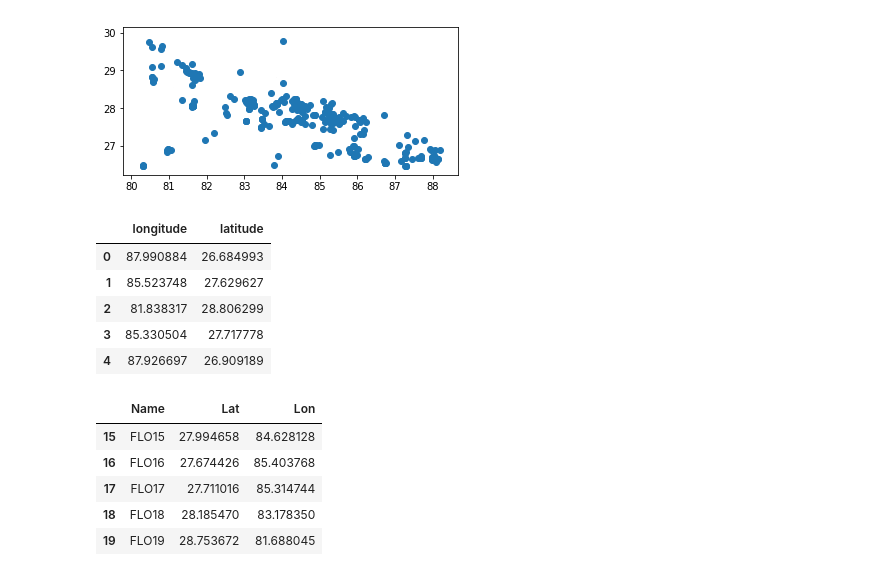
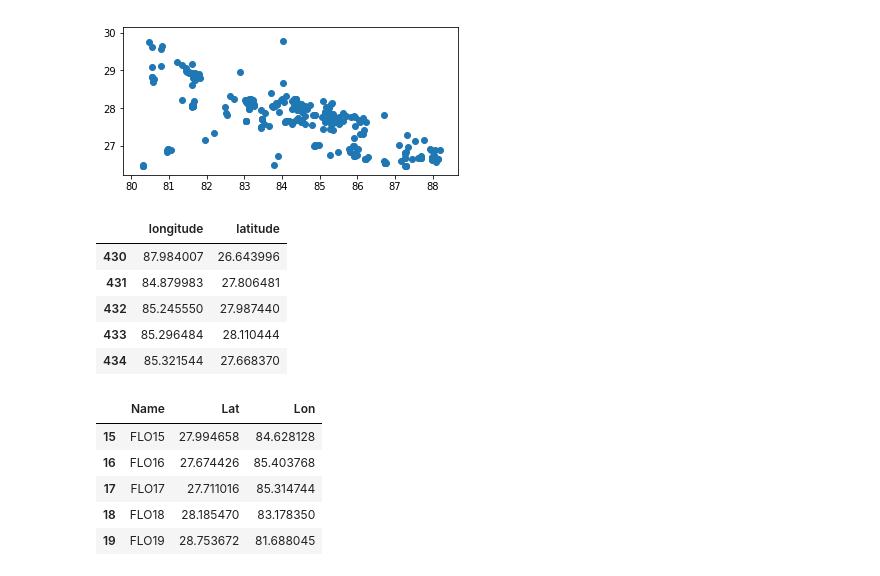
Before and after one commit to TRomijn/Thesis, a Jupyter notebook: Facility Location Model/1. Data Preparation Notebook.ipynb, the cells around one changed output. Saved outputs shown, nothing was run; the diff lists cells and outputs as text; code cells hidden in the pictures.

```diff
--- a/Facility Location Model/1. Data Preparation Notebook.ipynb
+++ b/Facility Location Model/1. Data Preparation Notebook.ipynb
@@ -272,8 +283,8 @@ POIs.plot()
 <matplotlib.axes._subplots.AxesSubplot at 0x...>
 [figure]
 # %%
-place = "Nepal"
-POIs = ox.pois_from_place(place=place)
+# place = "Nepal"
+# POIs = ox.pois_from_place(place=place)
 # %%
 hospitals = POIs [POIs.amenity =='hospital']
 # %%
@@ -281,11 +292,11 @@ hospitals = hospitals[hospitals.element_type == 'node']
 # %%
 hospital_coordinates = pd.DataFrame([point.coords[0] for point in pd.Series(hospitals.geometry)],columns=["longitude","latitude"])
 # %%
-hospital_coordinates.head()
+hospital_coordinates.tail()
 # %% [output]
 |  | longitude | latitude |
-| 0 | 87.990884 | 26.684993 |
-| 1 | 85.523748 | 27.629627 |
-| 2 | 81.838317 | 28.806299 |
-| 3 | 85.330504 | 27.717778 |
-| 4 | 87.926697 | 26.909189 |
+| 430 | 87.984007 | 26.643996 |
+| 431 | 84.879983 | 27.806481 |
+| 432 | 85.245550 | 27.987440 |
+| 433 | 85.296484 | 28.110444 |
+| 434 | 85.321544 | 27.668370 |
```
Also changed, not shown: parts of 22 cells of this notebook, 14 other files.
